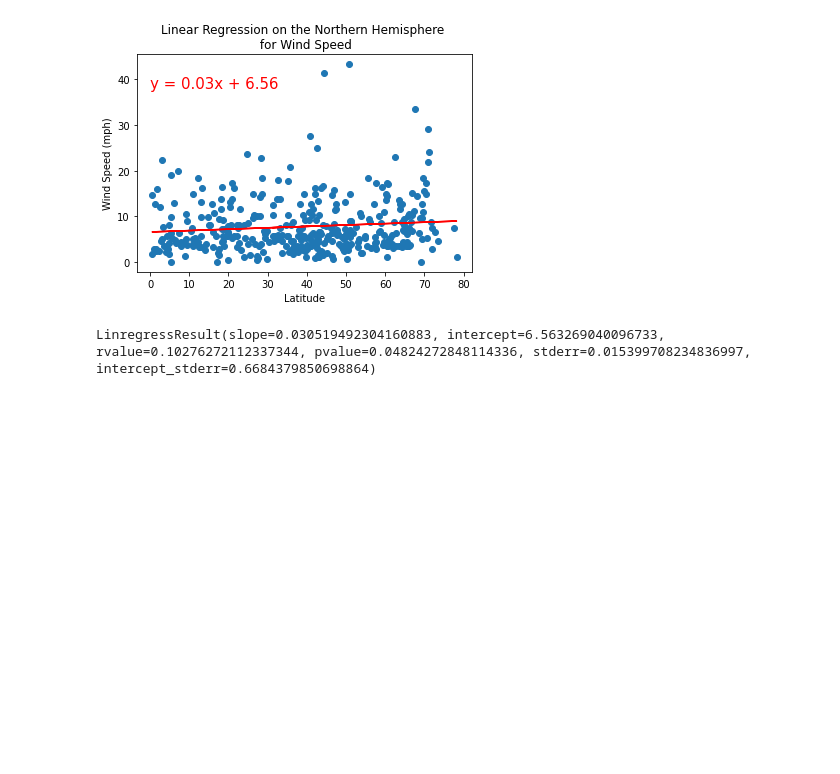
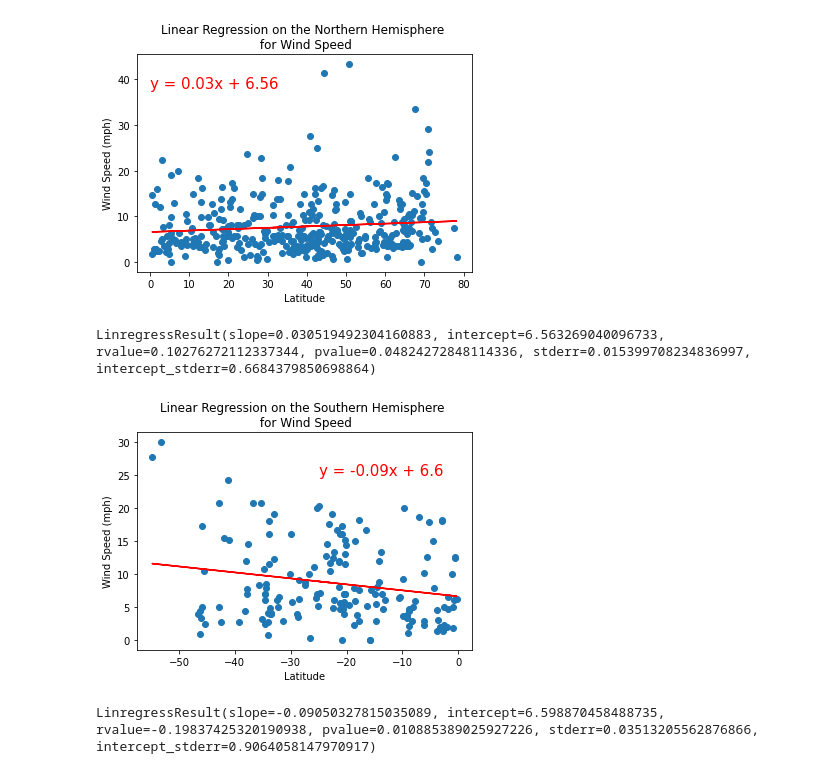
Before and after one commit to larabjork/world-weather-analysis, a Jupyter notebook: WeatherPy.ipynb, the cells around one changed output. Cells and saved outputs as stored; diff of their text form; code cells hidden in the pictures; blank space fills up the shorter version.

```diff
--- a/WeatherPy.ipynb
+++ b/WeatherPy.ipynb
@@ -463,8 +463,11 @@ LinregressResult(slope=0.030519492304160883, intercept=6.563269040096733, rvalue
 # %%
 # Linear Regression for Wind speed  - Southern Hemi
 x_val_south = southern_hemi_df["Lat"]
 y_val_south = southern_hemi_df["Wind"]
 regress_values_s = linregress(x_val_south, y_val_south)
 
-plot_linear_regression(x_val_south, y_val_south, "Linear Regression on the Southern Hemisphere \n for % Cloudiness", "% Cloudiness", (-55, 68))
+plot_linear_regression(x_val_south, y_val_south, "Linear Regression on the Southern Hemisphere \n for Wind Speed", "Wind Speed (mph)", (-25, 25))
 regress_values_s
+# %% [output]
+[figure, added]
+LinregressResult(slope=-0.09050327815035089, intercept=6.598870458488735, rvalue=-0.19837425320190938, pvalue=0.010885389025927226, stderr=0.03513205562876866, intercept_stderr=0.9064058147970917)
```
Also changed, not shown: 1 other file.
